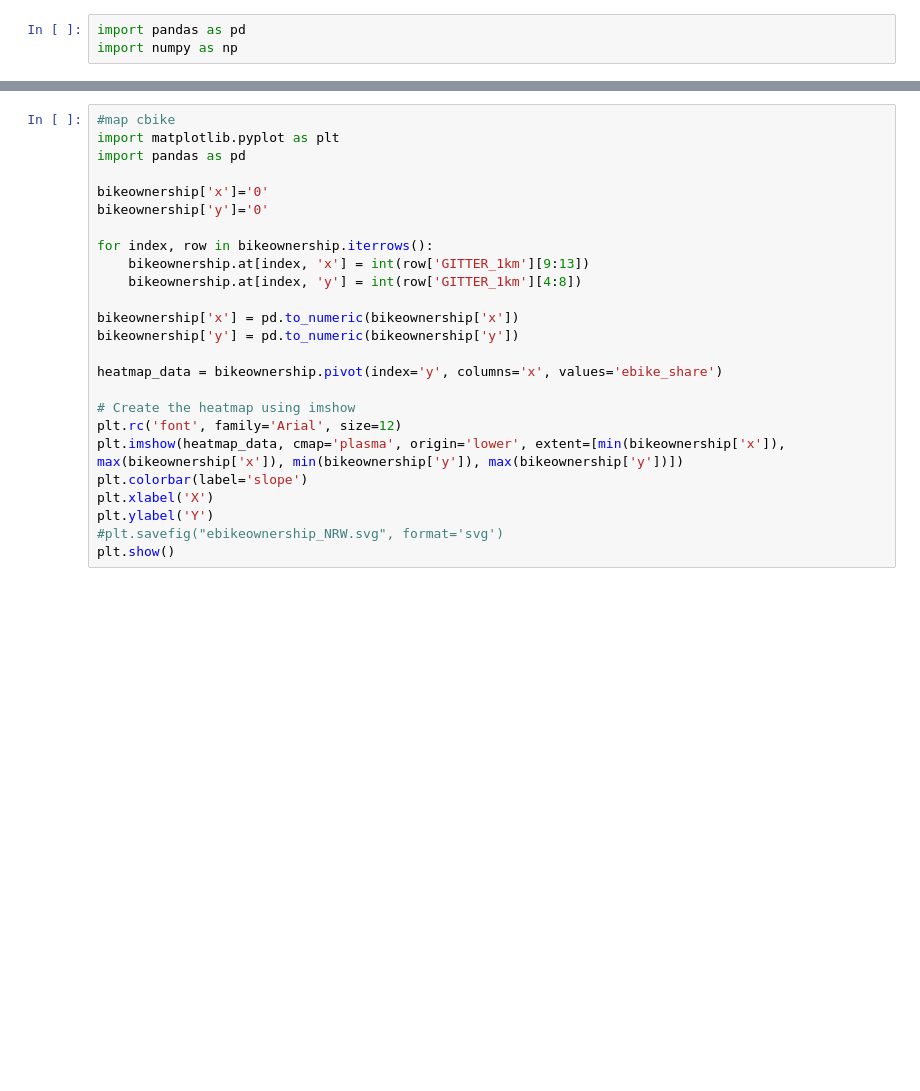
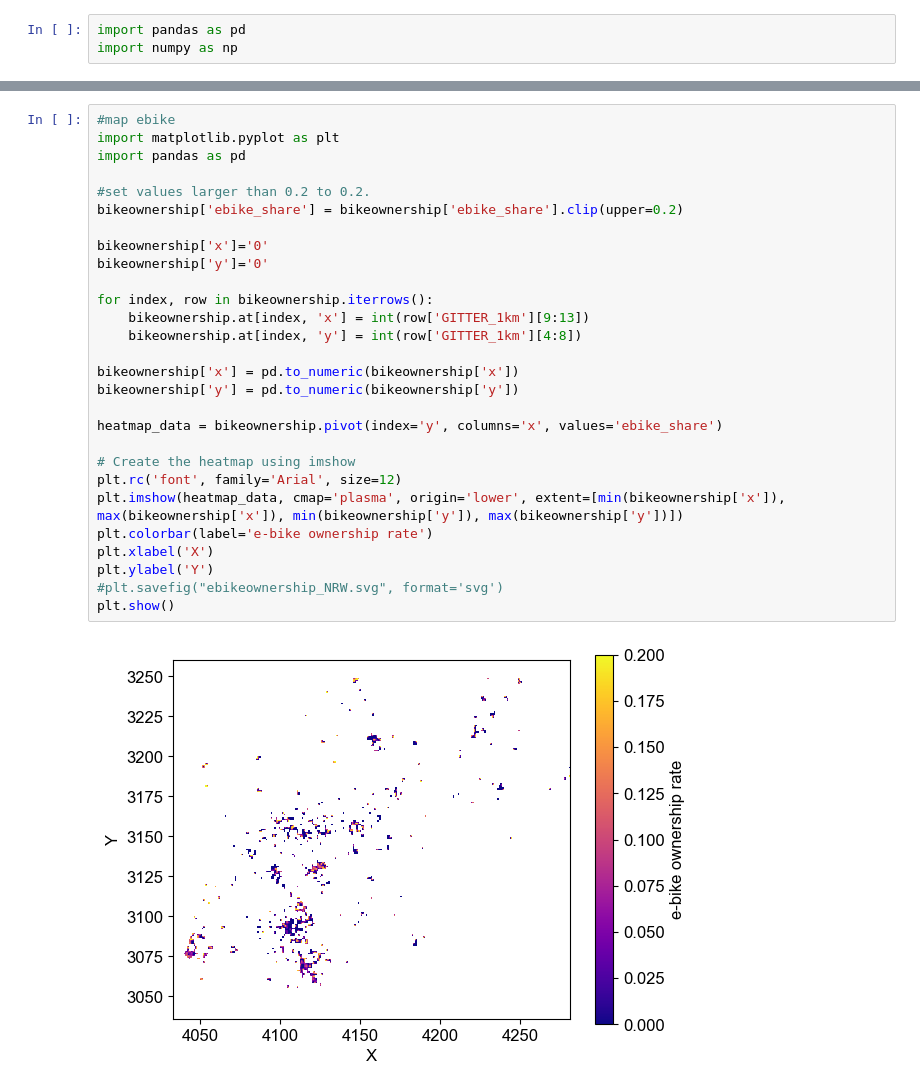
Before and after one commit to buw-bicycle-traffic/ebike-ownership-model, a Jupyter notebook: 10_Data processing.ipynb, the cells around one changed output, grey strips where cells are left out. Cells and saved outputs as stored; diff of their text form; blank space fills up the shorter version.

```diff
--- a/10_Data processing.ipynb
+++ b/10_Data processing.ipynb
@@ -200,25 +277,30 @@ plt.show()
 # %%
-#map cbike
+#map ebike
 import matplotlib.pyplot as plt
 import pandas as pd
+
+#set values larger than 0.2 to 0.2.
+bikeownership['ebike_share'] = bikeownership['ebike_share'].clip(upper=0.2)
 
 bikeownership['x']='0'
 bikeownership['y']='0'
 
 for index, row in bikeownership.iterrows():
     bikeownership.at[index, 'x'] = int(row['GITTER_1km'][9:13])
     bikeownership.at[index, 'y'] = int(row['GITTER_1km'][4:8])
 
 bikeownership['x'] = pd.to_numeric(bikeownership['x'])
 bikeownership['y'] = pd.to_numeric(bikeownership['y'])
 
 heatmap_data = bikeownership.pivot(index='y', columns='x', values='ebike_share')
 
 # Create the heatmap using imshow
 plt.rc('font', family='Arial', size=12)
 plt.imshow(heatmap_data, cmap='plasma', origin='lower', extent=[min(bikeownership['x']), max(bikeownership['x']), min(bikeownership['y']), max(bikeownership['y'])])
-plt.colorbar(label='slope')
+plt.colorbar(label='e-bike ownership rate')
 plt.xlabel('X')
 plt.ylabel('Y')
 #plt.savefig("ebikeownership_NRW.svg", format='svg')
 plt.show()
+# %% [output]
+[figure, added]
```
Also changed, not shown: parts of 17 cells of this notebook.
